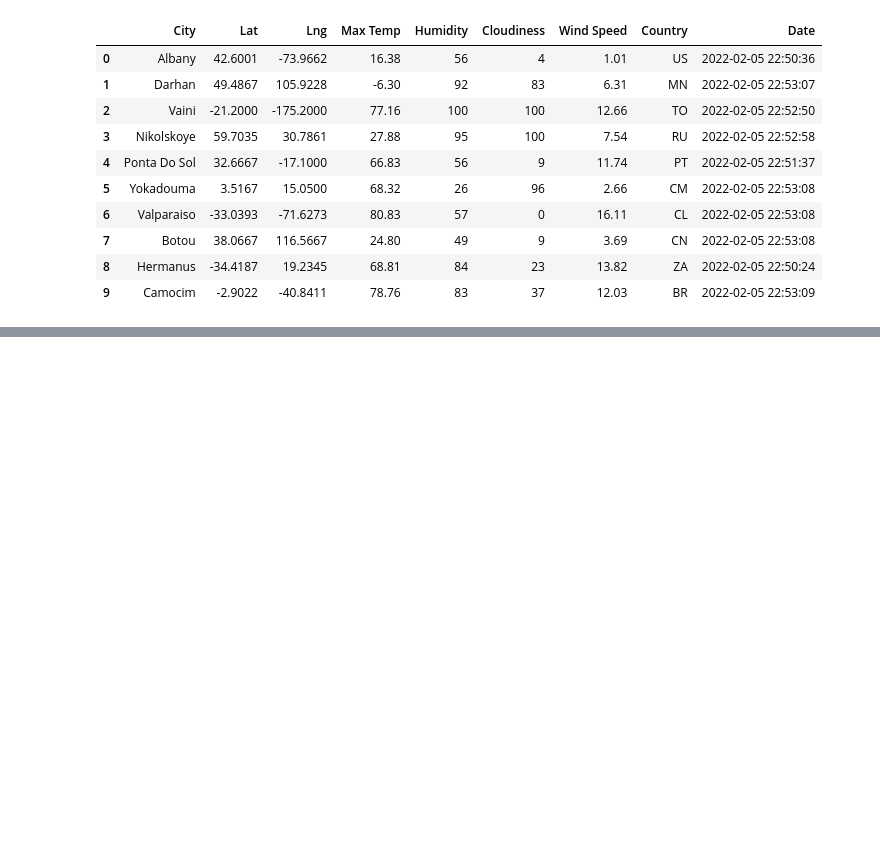
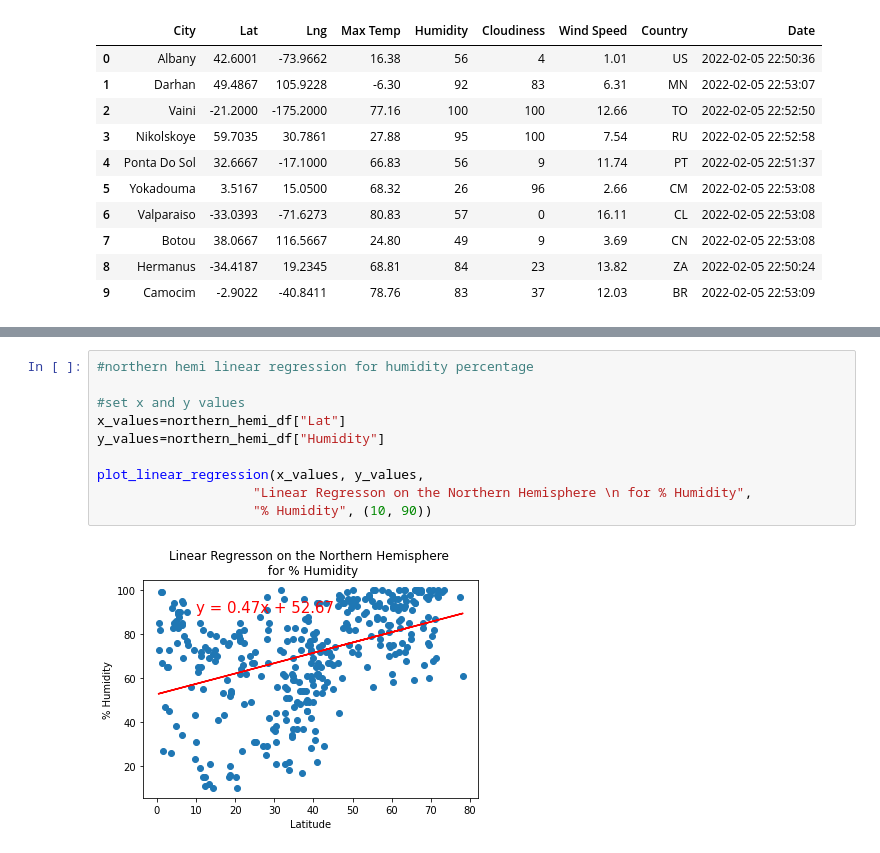
Before and after one commit to emjchou/World_Weather_Analysis, a Jupyter notebook: WeatherPy.ipynb, the cells around one changed output, grey strips where cells are left out. Drawn from its saved outputs; the diff is of its cells as text; blank space fills up the shorter version.

```diff
--- a/WeatherPy.ipynb
+++ b/WeatherPy.ipynb
@@ -274,0 +364,12 @@ plt.show()
+# %%
+#northern hemi linear regression for humidity percentage
+
+#set x and y values
+x_values=northern_hemi_df["Lat"]
+y_values=northern_hemi_df["Humidity"]
+
+plot_linear_regression(x_values, y_values,
+                    "Linear Regresson on the Northern Hemisphere \n for % Humidity",
+                    "% Humidity", (10, 90))
+# %% [output]
+[figure, added]
```
Also changed, not shown: parts of 26 cells of this notebook.
